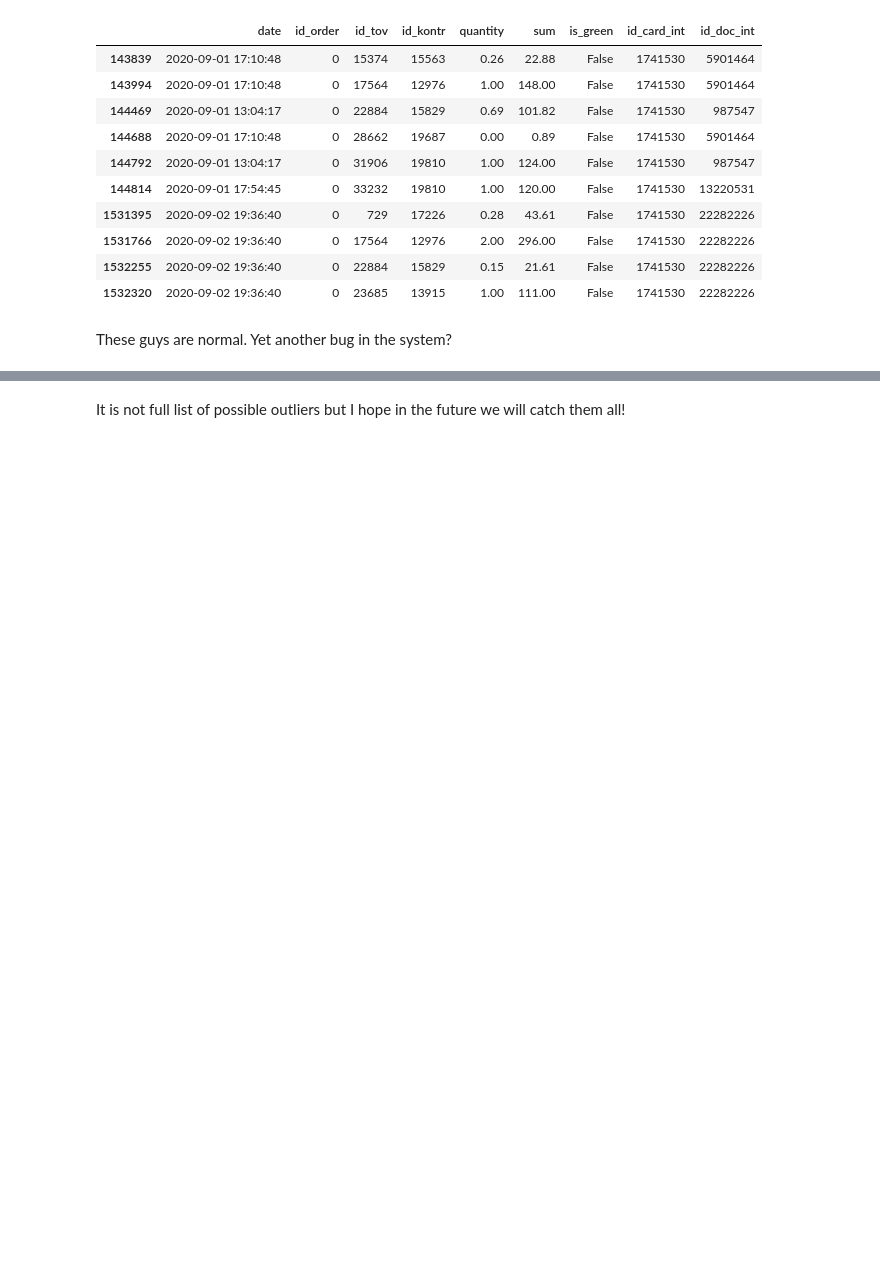
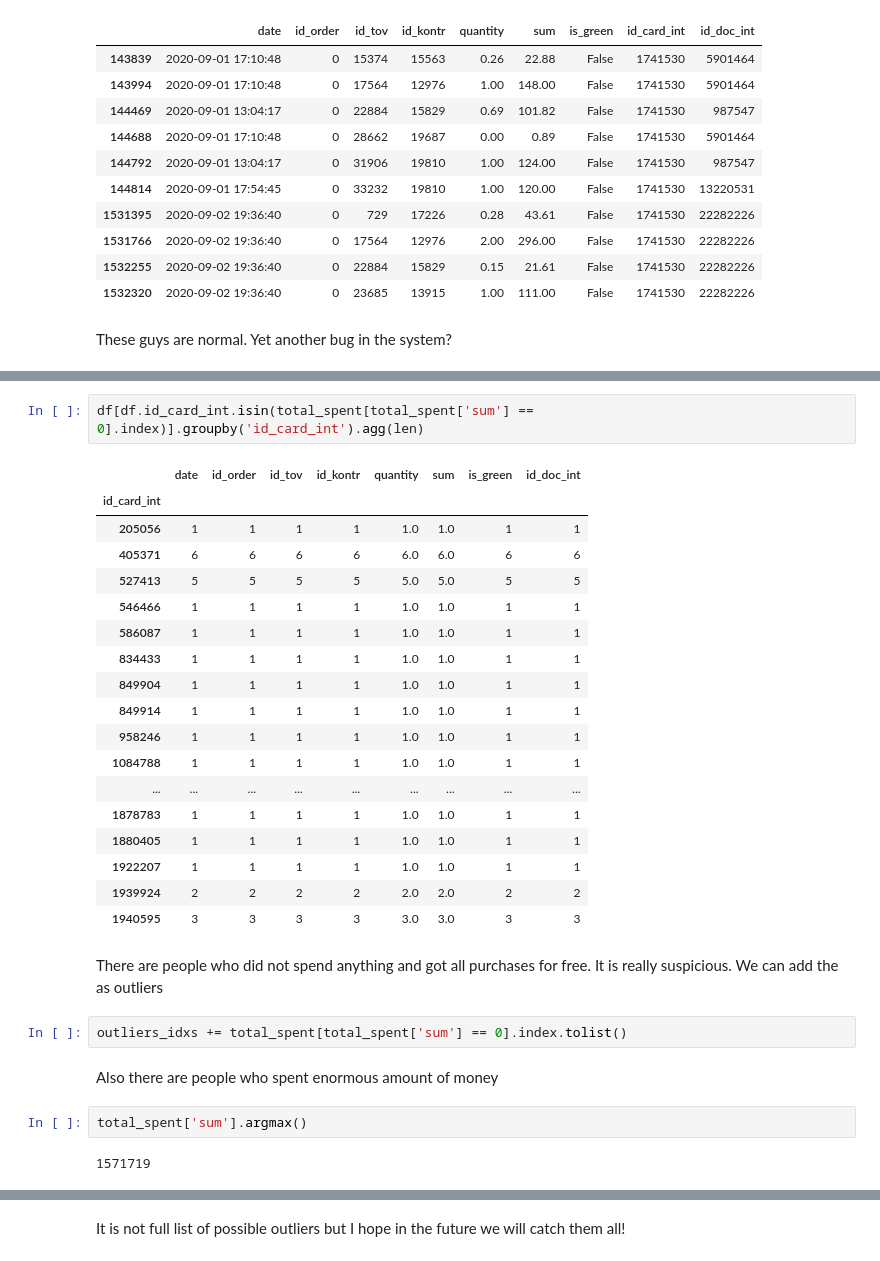
Before and after one commit to cubazis/inno_stats_2020, a Jupyter notebook: hw1.1;Shults;Vyacheslav.ipynb, the cells around one changed output, grey strips where cells are left out. Drawn from its saved outputs; the diff is of its cells as text; blank space fills up the shorter version.

```diff
--- a/hw1.1;Shults;Vyacheslav.ipynb
+++ b/hw1.1;Shults;Vyacheslav.ipynb
@@ -550,0 +592,31 @@ These guys are normal. Yet another bug in the system?
+# %%
+df[df.id_card_int.isin(total_spent[total_spent['sum'] == 0].index)].groupby('id_card_int').agg(len)
+# %% [output]
+|  | date | id_order | id_tov | id_kontr | quantity | sum | is_green | id_doc_int |
+| id_card_int |  |  |  |  |  |  |  |  |
+| 205056 | 1 | 1 | 1 | 1 | 1.0 | 1.0 | 1 | 1 |
+| 405371 | 6 | 6 | 6 | 6 | 6.0 | 6.0 | 6 | 6 |
+| 527413 | 5 | 5 | 5 | 5 | 5.0 | 5.0 | 5 | 5 |
+| 546466 | 1 | 1 | 1 | 1 | 1.0 | 1.0 | 1 | 1 |
+| 586087 | 1 | 1 | 1 | 1 | 1.0 | 1.0 | 1 | 1 |
+| 834433 | 1 | 1 | 1 | 1 | 1.0 | 1.0 | 1 | 1 |
+| 849904 | 1 | 1 | 1 | 1 | 1.0 | 1.0 | 1 | 1 |
+| 849914 | 1 | 1 | 1 | 1 | 1.0 | 1.0 | 1 | 1 |
+| 958246 | 1 | 1 | 1 | 1 | 1.0 | 1.0 | 1 | 1 |
+| 1084788 | 1 | 1 | 1 | 1 | 1.0 | 1.0 | 1 | 1 |
+| ... | ... | ... | ... | ... | ... | ... | ... | ... |
+| 1878783 | 1 | 1 | 1 | 1 | 1.0 | 1.0 | 1 | 1 |
+| 1880405 | 1 | 1 | 1 | 1 | 1.0 | 1.0 | 1 | 1 |
+| 1922207 | 1 | 1 | 1 | 1 | 1.0 | 1.0 | 1 | 1 |
+| 1939924 | 2 | 2 | 2 | 2 | 2.0 | 2.0 | 2 | 2 |
+| 1940595 | 3 | 3 | 3 | 3 | 3.0 | 3.0 | 3 | 3 |
+# %% [markdown]
+There are people who did not spend anything and got all purchases for free. It is really suspicious. We can add the as outliers
+# %%
+outliers_idxs += total_spent[total_spent['sum'] == 0].index.tolist()
+# %% [markdown]
+Also there are people who spent enormous amount of money
+# %%
+total_spent['sum'].argmax()
+# %% [output]
+1571719
```
Also changed, not shown: parts of 19 cells of this notebook.
